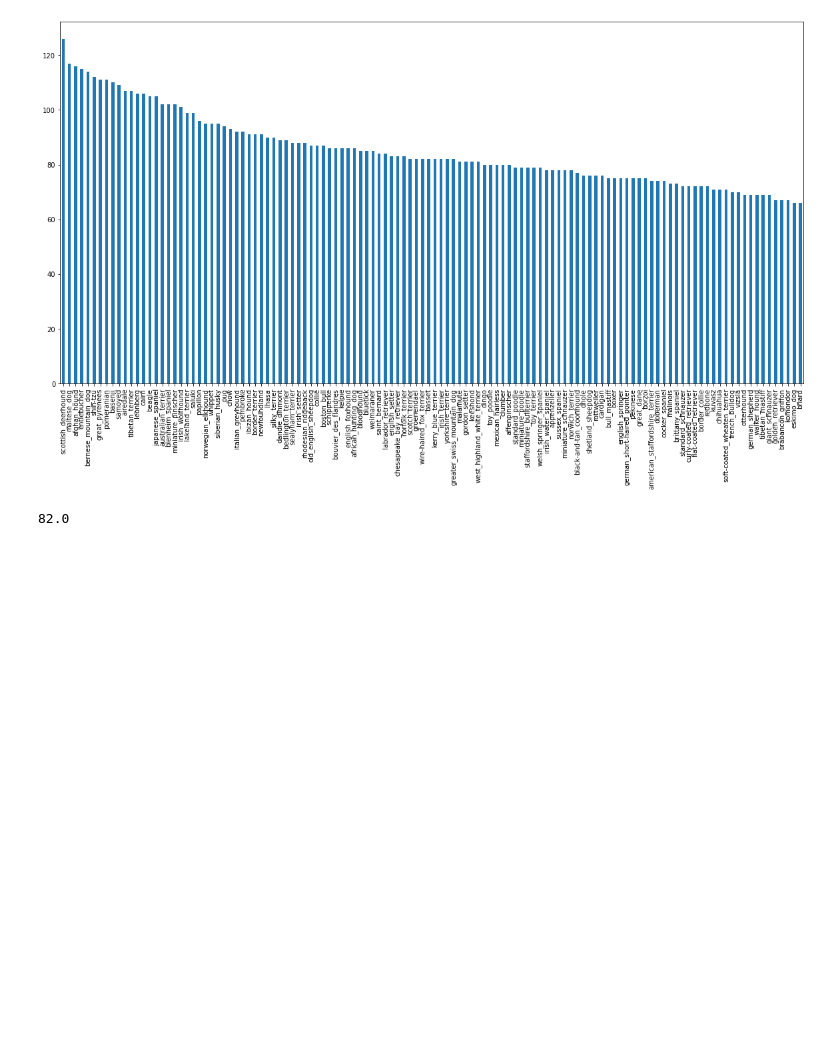
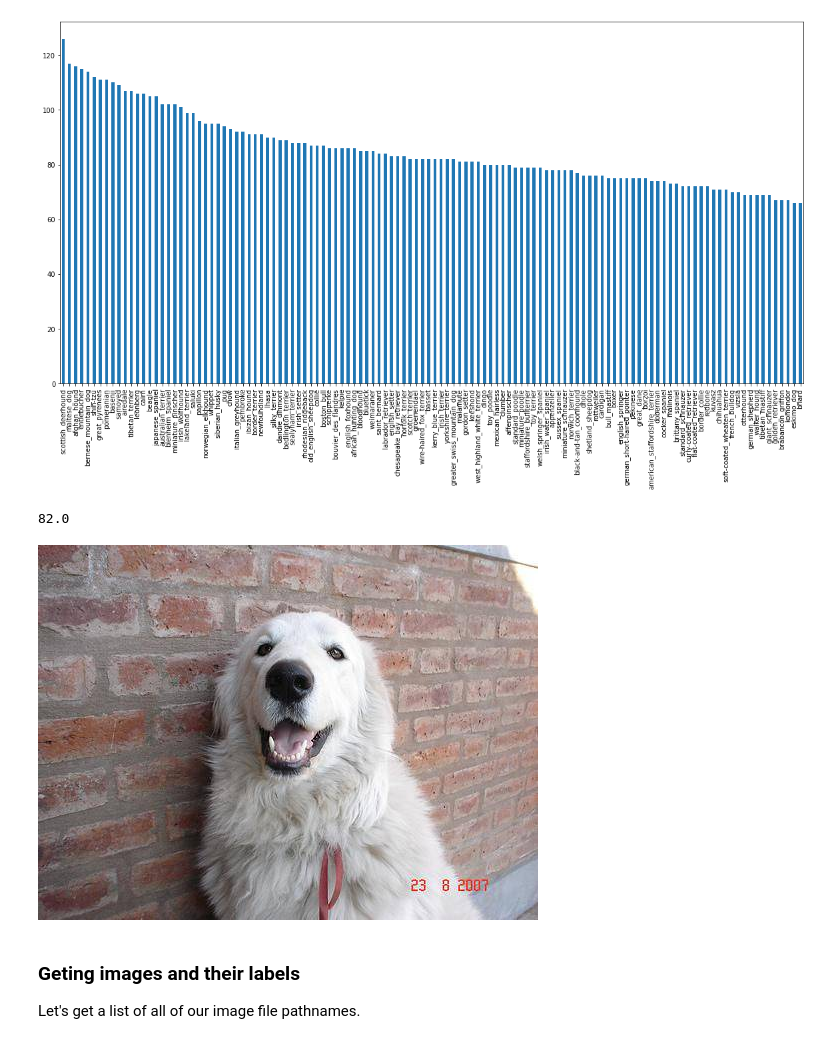
Before and after one commit to KyrylR/-Neural-Networks-DL-TL-TF, a Jupyter notebook: dog_vision.ipynb, the cells around one changed output. Cells and saved outputs as stored; diff of their text form; code cells hidden in the pictures; blank space fills up the shorter version.

```diff
--- a/dog_vision.ipynb
+++ b/dog_vision.ipynb
@@ -90,3 +90,13 @@ labels_csv["breed"].value_counts().plot.bar(figsize=(20,10))
 labels_csv["breed"].value_counts().median()
 # %% [output]
 82.0
+# %%
+# Let's view an image
+from IPython.display import Image
+Image("/content/drive/MyDrive/Colab Notebooks/Dog Vision/train/0a0c223352985ec154fd604d7ddceabd.jpg")
+# %% [output]
+[figure, added]
+# %% [markdown]
+### Geting images and their labels
+
+Let's get a list of all of our image file pathnames.
```
Also changed, not shown: parts of 31 cells of this notebook.
